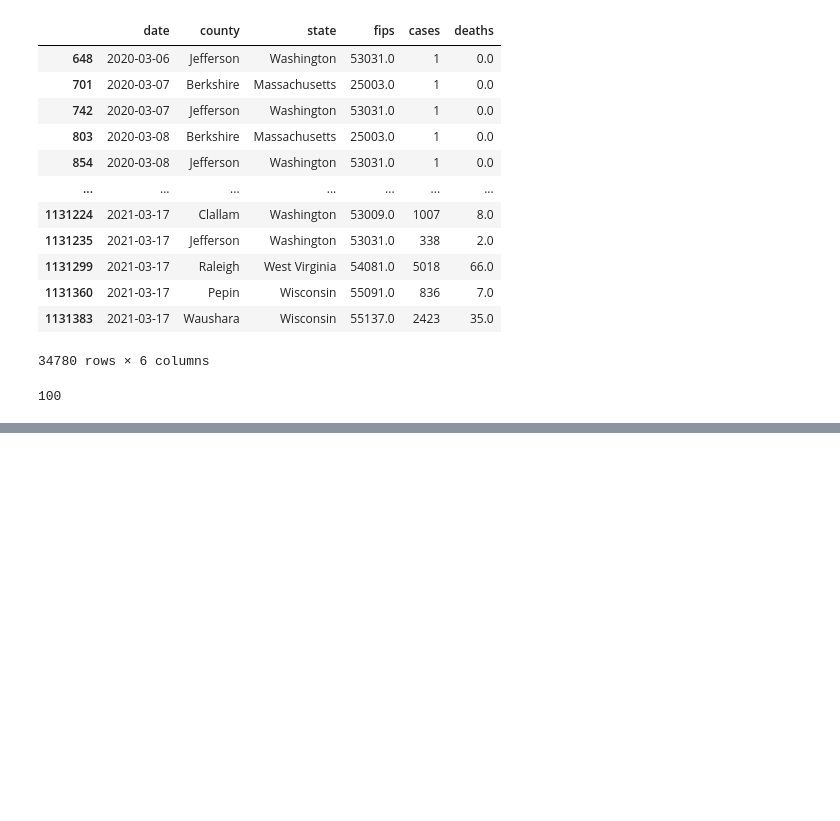
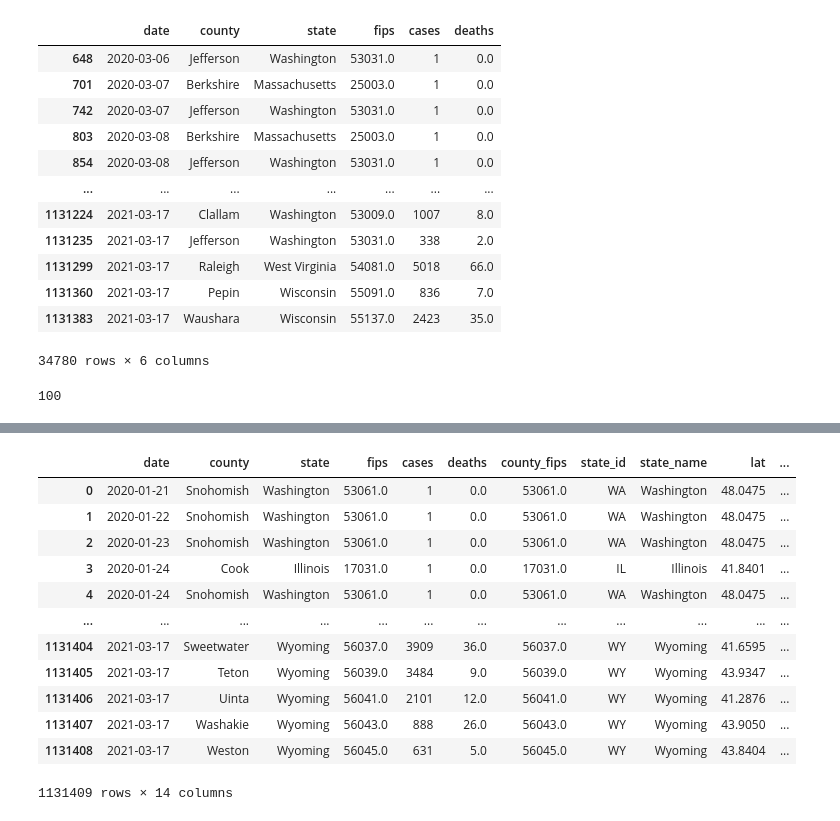
Before and after one commit to pkriger/project-01, a Jupyter notebook: Resources/covid_imported.ipynb, the cells around one changed output, grey strips where cells are left out. Drawn from its saved outputs; the diff is of its cells as text; code cells hidden in the pictures; blank space fills up the shorter version.

```diff
--- a/Resources/covid_imported.ipynb
+++ b/Resources/covid_imported.ipynb
@@ -124,0 +144,20 @@ covid_100_df2
+# %%
+covid_df2=pd.merge(covid_df,countydata_df[['county_fips', 'state_id',
+       'state_name', 'lat', 'lng', 'population']],left_on="fips",right_on="county_fips", how="left")
+covid_df2["Cases per 100k"]=covid_df2["cases"]/covid_df2["population"]*100000
+covid_df2["Deaths per 100k"]=covid_df2["deaths"]/covid_df2["population"]*100000
+covid_df2
+# %% [output]
+|  | date | county | state | fips | cases | deaths | county_fips | state_id | state_name | lat | ... |
+| 0 | 2020-01-21 | Snohomish | Washington | 53061.0 | 1 | 0.0 | 53061.0 | WA | Washington | 48.0475 | ... |
+| 1 | 2020-01-22 | Snohomish | Washington | 53061.0 | 1 | 0.0 | 53061.0 | WA | Washington | 48.0475 | ... |
+| 2 | 2020-01-23 | Snohomish | Washington | 53061.0 | 1 | 0.0 | 53061.0 | WA | Washington | 48.0475 | ... |
+| 3 | 2020-01-24 | Cook | Illinois | 17031.0 | 1 | 0.0 | 17031.0 | IL | Illinois | 41.8401 | ... |
+| 4 | 2020-01-24 | Snohomish | Washington | 53061.0 | 1 | 0.0 | 53061.0 | WA | Washington | 48.0475 | ... |
+| ... | ... | ... | ... | ... | ... | ... | ... | ... | ... | ... | ... |
+| 1131404 | 2021-03-17 | Sweetwater | Wyoming | 56037.0 | 3909 | 36.0 | 56037.0 | WY | Wyoming | 41.6595 | ... |
+| 1131405 | 2021-03-17 | Teton | Wyoming | 56039.0 | 3484 | 9.0 | 56039.0 | WY | Wyoming | 43.9347 | ... |
+| 1131406 | 2021-03-17 | Uinta | Wyoming | 56041.0 | 2101 | 12.0 | 56041.0 | WY | Wyoming | 41.2876 | ... |
+| 1131407 | 2021-03-17 | Washakie | Wyoming | 56043.0 | 888 | 26.0 | 56043.0 | WY | Wyoming | 43.9050 | ... |
+| 1131408 | 2021-03-17 | Weston | Wyoming | 56045.0 | 631 | 5.0 | 56045.0 | WY | Wyoming | 43.8404 | ... |
+1131409 rows × 14 columns
```
Also changed, not shown: parts of 3 cells of this notebook.
